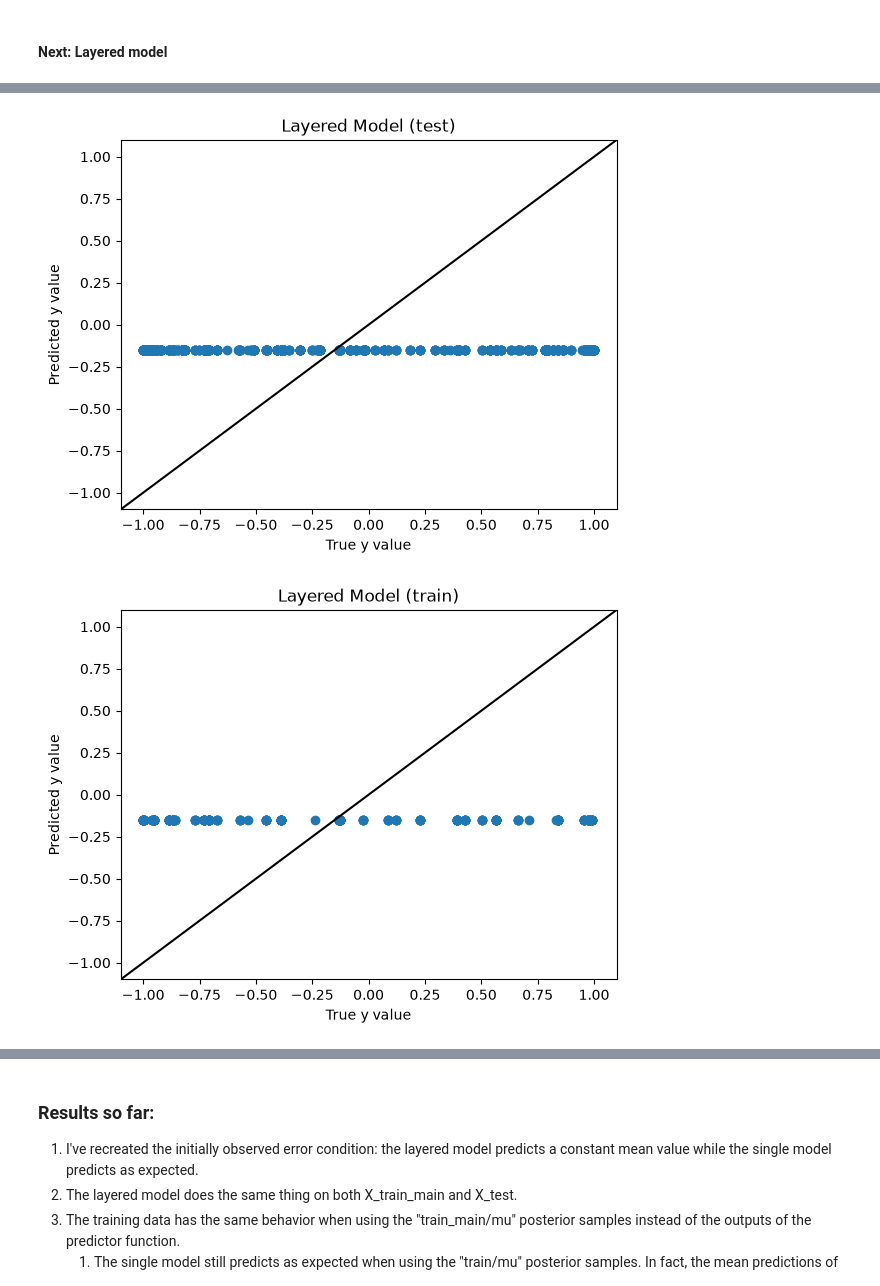
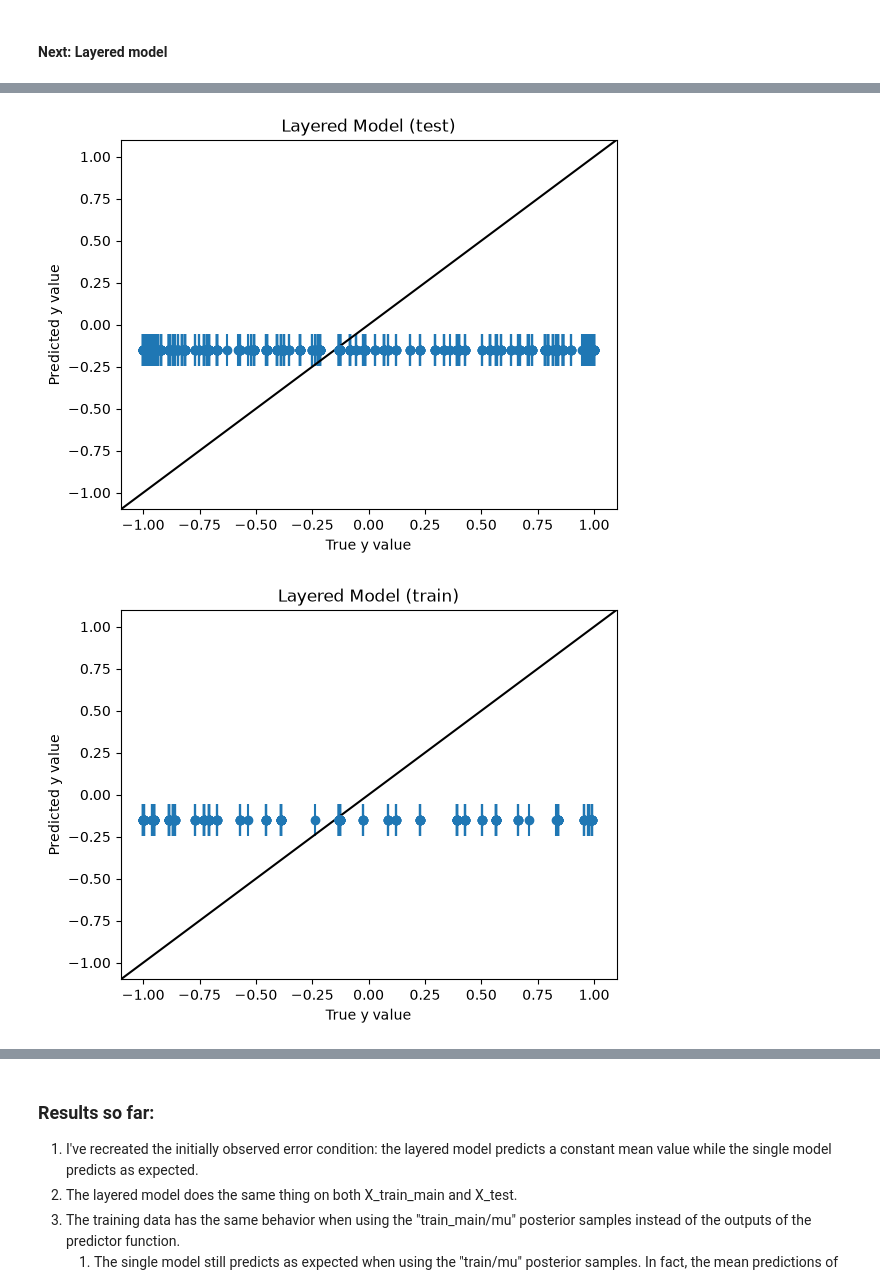
Before and after one commit to NatLabRockies/mmbo, a Jupyter notebook: notebooks/diagnosis/constant_mean.ipynb, the cells around one changed output, grey strips where cells are left out. Cells and saved outputs as stored; diff of their text form; code cells hidden in the pictures.

```diff
--- a/notebooks/diagnosis/constant_mean.ipynb
+++ b/notebooks/diagnosis/constant_mean.ipynb
@@ -16,3 +16,8 @@ Y_train_main = paciorek_demo["Y_train_main"]
 Y_train_mm =   paciorek_demo["Y_train_mm"]
 Y_test_main =  paciorek_demo["Y_test_main"]
 Y_test_mm =    paciorek_demo["Y_test_mm"]
+# %%
+# Make sure we're using the package version we want to
+from importlib.metadata import version
+mmbo_version = version("mmbo")
+print(mmbo_version)
@@ -163,36 +171,39 @@ pred_layered = predictor(model_layered, samples_layered)
 Y_test_pred_layered = pred_layered(X_test)
 Y_train_pred_layered = pred_layered(X_train_main)
 # %%
-plt.scatter(Y_test_main, Y_test_pred_layered.mean(dim=0))
+plt.errorbar(Y_test_main, Y_test_pred_layered.mean(dim=0).squeeze(), yerr=1.96 * Y_test_pred_layered.std(dim=0).squeeze(), linestyle="none", marker="o")
+#plt.scatter(Y_test_main, Y_test_pred_layered.mean(dim=0))
 plt.axline([-1,-1], [1,1], c="black")
 plt.title("Layered Model (test)")
 plt.xlabel("True y value")
 plt.ylabel("Predicted y value")
 plt.show()
 
-plt.scatter(Y_train_main, Y_train_pred_layered.mean(dim=0))
+plt.errorbar(Y_train_main, Y_train_pred_layered.mean(dim=0).squeeze(), yerr=1.96 * Y_train_pred_layered.std(dim=0).squeeze(), linestyle="none", marker="o")
+#plt.scatter(Y_train_main, Y_train_pred_layered.mean(dim=0))
 plt.axline([-1,-1], [1,1], c="black")
 plt.title("Layered Model (train)")
 plt.xlabel("True y value")
 plt.ylabel("Predicted y value")
 plt.show()
 
-plt.scatter(Y_train_main, samples_layered["train_main/mu"].mean(dim=0))
-plt.axline([-1,-1], [1,1], c="black")
-plt.title("Layered Model (train)")
-plt.xlabel("True y value")
-plt.ylabel("Predicted y value (from original samples)")
-plt.show()
+if mmbo_version[0] == "2":
+    plt.scatter(Y_train_main, samples_layered["train_main/mu"].mean(dim=0))
+    plt.axline([-1,-1], [1,1], c="black")
+    plt.title("Layered Model (train)")
+    plt.xlabel("True y value")
+    plt.ylabel("Predicted y value (from original samples)")
+    plt.show()
 
-plt.scatter(Y_train_pred_layered.mean(dim=0), samples_layered["train_main/mu"].mean(dim=0))
-plt.axline([-1,-1], [1,1], c="black")
-plt.title("Layered Model (train)")
-plt.xlabel("Predicted y value")
-plt.ylabel("Predicted y value (from original samples)")
-plt.show()
+    plt.scatter(Y_train_pred_layered.mean(dim=0), samples_layered["train_main/mu"].mean(dim=0))
+    plt.axline([-1,-1], [1,1], c="black")
+    plt.title("Layered Model (train)")
+    plt.xlabel("Predicted y value")
+    plt.ylabel("Predicted y value (from original samples)")
+    plt.show()
 # %% [output]
-[figure, old version]
+[figure, new version]
-[figure, old version]
+[figure, new version]
 [figure]
 [figure]
 # %% [markdown]
```
Also changed, not shown: parts of 34 cells of this notebook.
